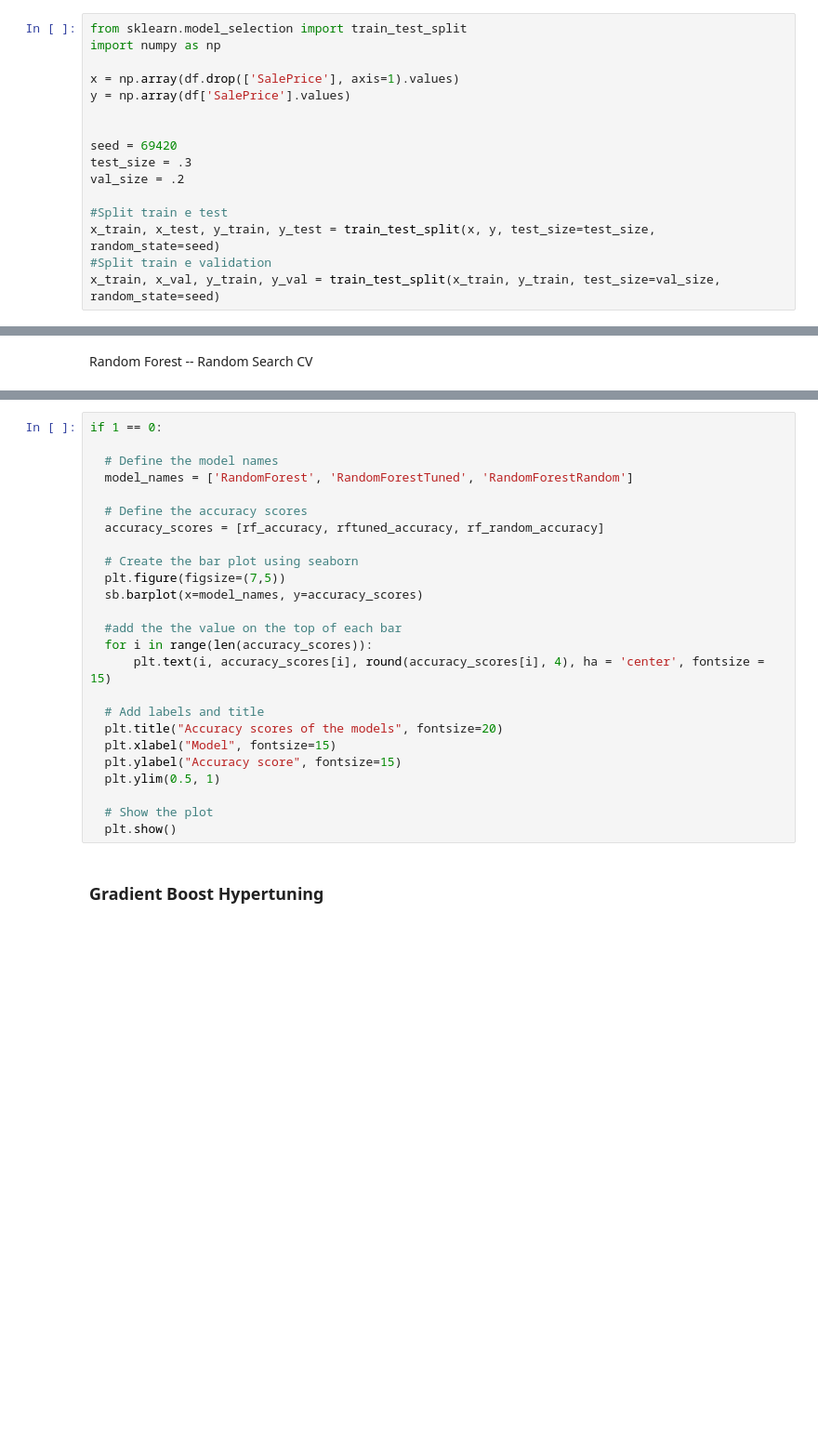
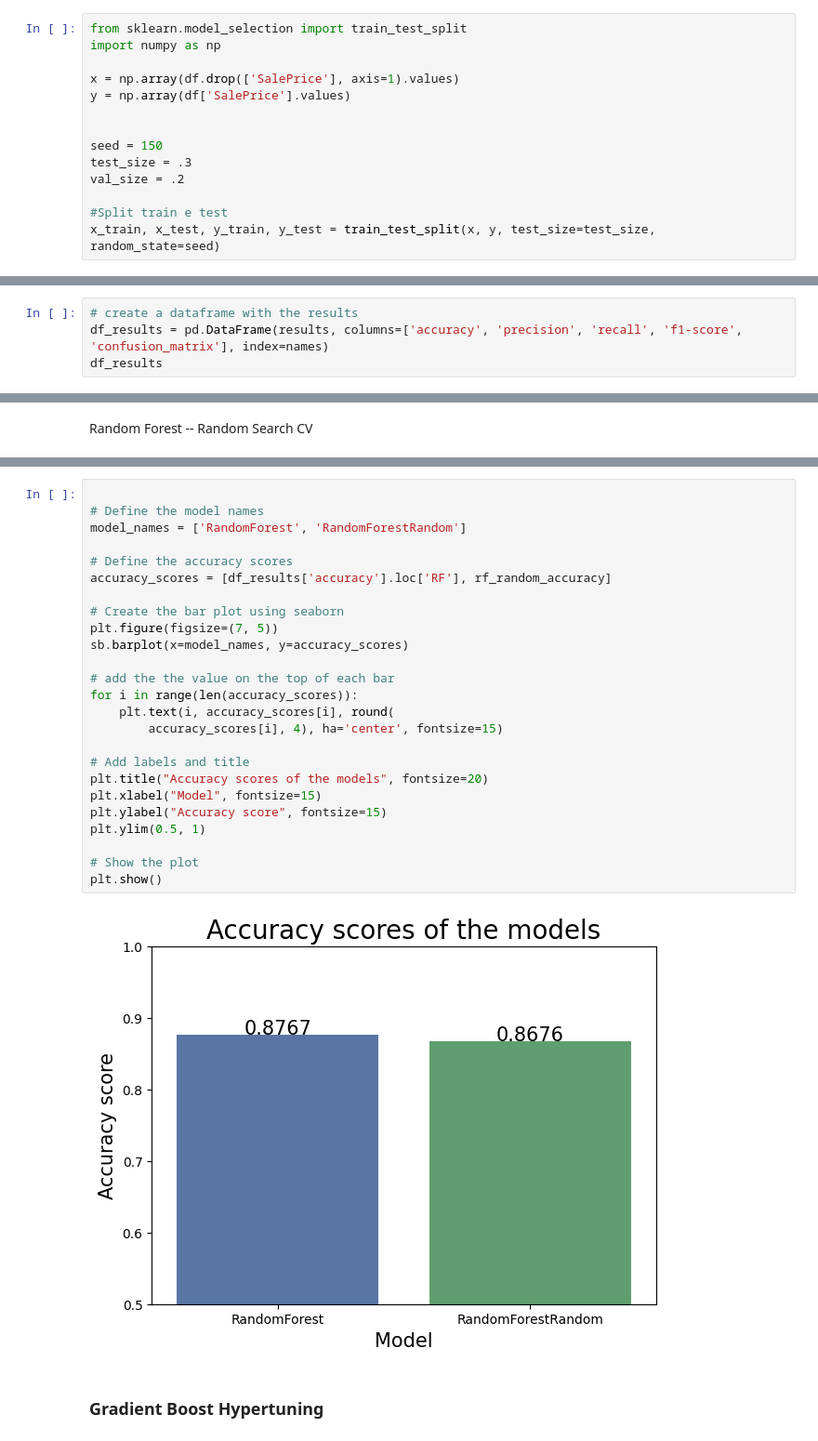
Before and after one commit to maikuvit/Space-Capybaras-Final-Project, a Jupyter notebook: HousePricesSpaceCapybaras_Model.ipynb, the cells around one changed output, grey strips where cells are left out. Shown at 93% size. Drawn from its saved outputs; the diff is of its cells as text; blank space fills up the shorter version.

```diff
--- a/HousePricesSpaceCapybaras_Model.ipynb
+++ b/HousePricesSpaceCapybaras_Model.ipynb
@@ -34,11 +34,9 @@ x = np.array(df.drop(['SalePrice'], axis=1).values)
 y = np.array(df['SalePrice'].values)
 
 
-seed = 69420
+seed = 150
 test_size = .3
 val_size = .2
 
 #Split train e test
 x_train, x_test, y_train, y_test = train_test_split(x, y, test_size=test_size, random_state=seed)
-#Split train e validation
-x_train, x_val, y_train, y_val = train_test_split(x_train, y_train, test_size=val_size, random_state=seed)
@@ -161,0 +85,4 @@ The F1 Score or F-score is a weighted average of precision and recall.
+# %%
+# create a dataframe with the results
+df_results = pd.DataFrame(results, columns=['accuracy', 'precision', 'recall', 'f1-score', 'confusion_matrix'], index=names)
+df_results
@@ -216,28 +159,30 @@ if 1 == 0:
 # %%
-if 1 == 0:
 
-  # Define the model names
-  model_names = ['RandomForest', 'RandomForestTuned', 'RandomForestRandom']
+# Define the model names
+model_names = ['RandomForest', 'RandomForestRandom']
 
-  # Define the accuracy scores
-  accuracy_scores = [rf_accuracy, rftuned_accuracy, rf_random_accuracy]
+# Define the accuracy scores
+accuracy_scores = [df_results['accuracy'].loc['RF'], rf_random_accuracy]
 
-  # Create the bar plot using seaborn
-  plt.figure(figsize=(7,5))
-  sb.barplot(x=model_names, y=accuracy_scores)
+# Create the bar plot using seaborn
+plt.figure(figsize=(7, 5))
+sb.barplot(x=model_names, y=accuracy_scores)
 
-  #add the the value on the top of each bar
-  for i in range(len(accuracy_scores)):
-      plt.text(i, accuracy_scores[i], round(accuracy_scores[i], 4), ha = 'center', fontsize = 15)
+# add the the value on the top of each bar
+for i in range(len(accuracy_scores)):
+    plt.text(i, accuracy_scores[i], round(
+        accuracy_scores[i], 4), ha='center', fontsize=15)
 
-  # Add labels and title
-  plt.title("Accuracy scores of the models", fontsize=20)
-  plt.xlabel("Model", fontsize=15)
-  plt.ylabel("Accuracy score", fontsize=15)
-  plt.ylim(0.5, 1)
+# Add labels and title
+plt.title("Accuracy scores of the models", fontsize=20)
+plt.xlabel("Model", fontsize=15)
+plt.ylabel("Accuracy score", fontsize=15)
+plt.ylim(0.5, 1)
 
-  # Show the plot
-  plt.show()
+# Show the plot
+plt.show()
+# %% [output]
+[figure, added]
 # %% [markdown]
 ### Gradient Boost Hypertuning
 # %% [markdown]
```
Also changed, not shown: parts of 47 cells of this notebook.
